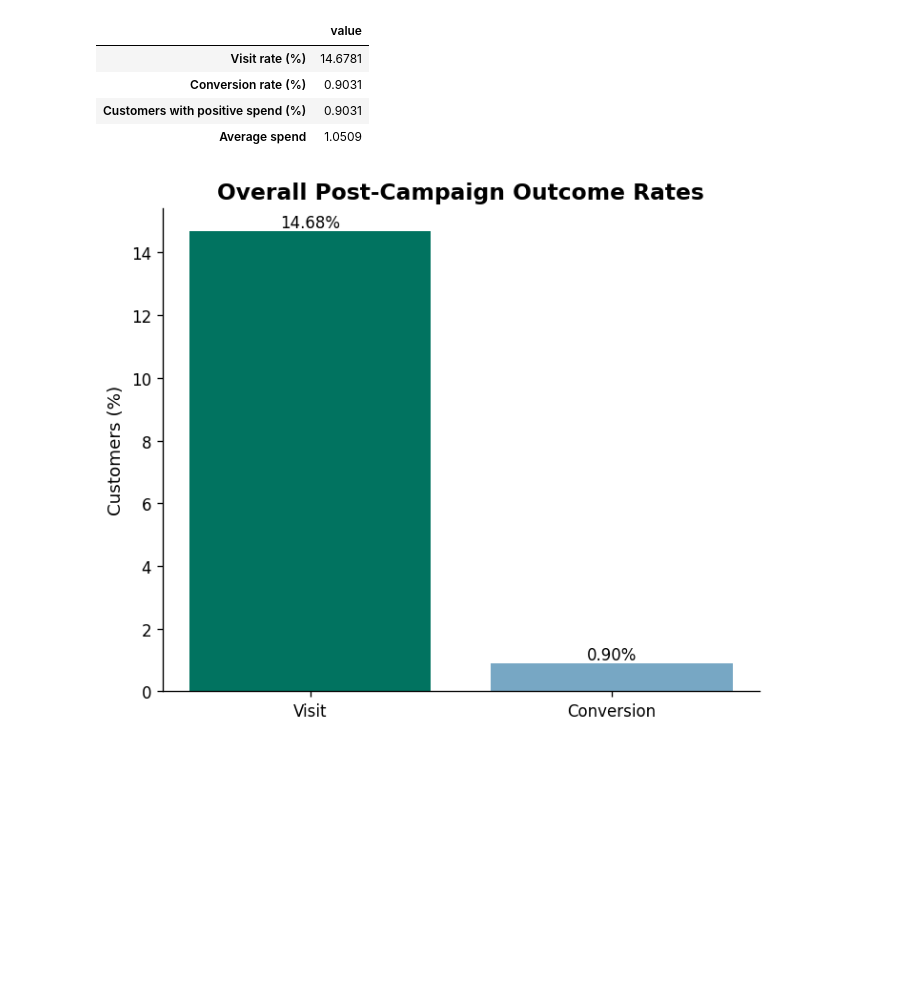
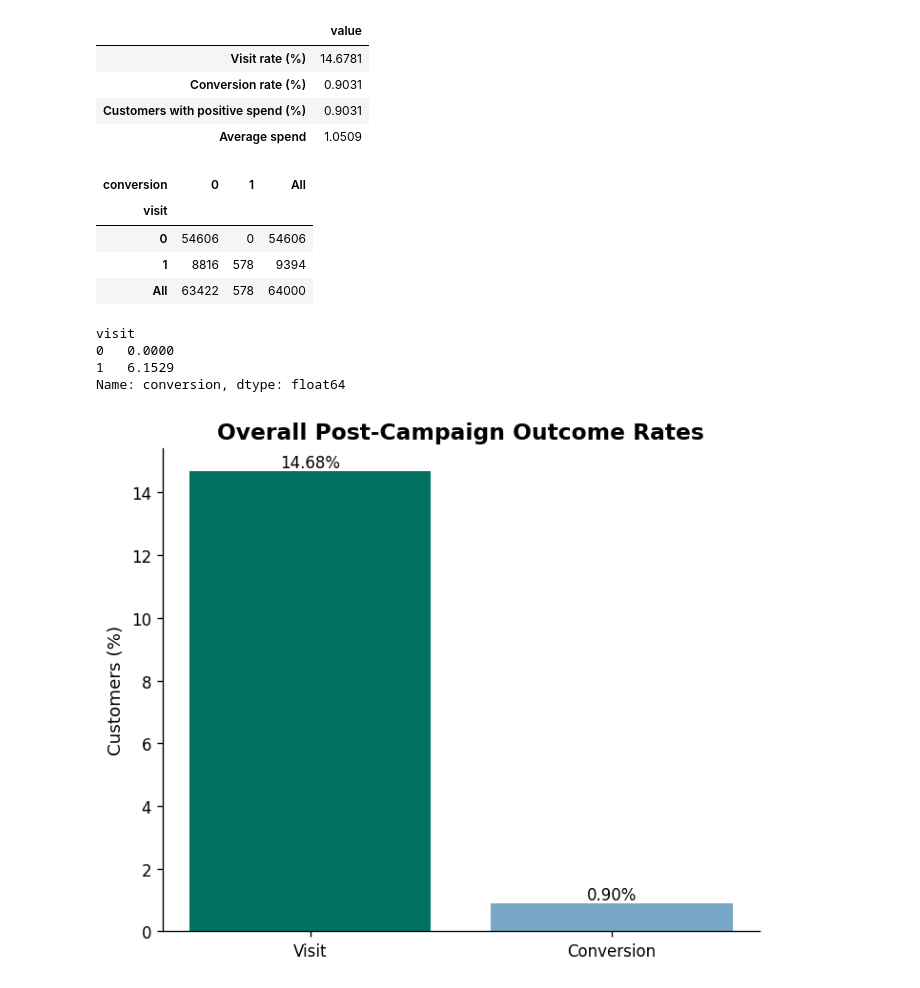
Before and after one commit to nguyen-lam-phuong-thao/uplift-customer-selection, a Jupyter notebook: notebooks/phase3_hillstrom/01_hillstrom_eda.ipynb, the cells around one changed output. Saved outputs shown, nothing was run; the diff lists cells and outputs as text; code cells hidden in the pictures; blank space fills up the shorter version.

```diff
--- a/notebooks/phase3_hillstrom/01_hillstrom_eda.ipynb
+++ b/notebooks/phase3_hillstrom/01_hillstrom_eda.ipynb
@@ -675,6 +675,33 @@ display(outcome_summary.to_frame("value"))
 | Conversion rate (%) | 0.9031 |
 | Customers with positive spend (%) | 0.9031 |
 | Average spend | 1.0509 |
+# %%
+visit_conversion_ct = pd.crosstab(
+    df["visit"],
+    df["conversion"],
+    margins=True
+)
+
+visit_conversion_ct
+# %% [output]
+| conversion | 0 | 1 | All |
+| visit |  |  |  |
+| 0 | 54606 | 0 | 54606 |
+| 1 | 8816 | 578 | 9394 |
+| All | 63422 | 578 | 64000 |
+# %%
+conversion_given_visit = (
+    df.groupby("visit")["conversion"]
+    .mean()
+    .mul(100)
+)
+
+conversion_given_visit
+# %% [output]
+visit
+0   0.0000
+1   6.1529
+Name: conversion, dtype: float64
 # %%
 outcome_rates = pd.Series({
     "Visit":
```
Also changed, not shown: 2 other files.
